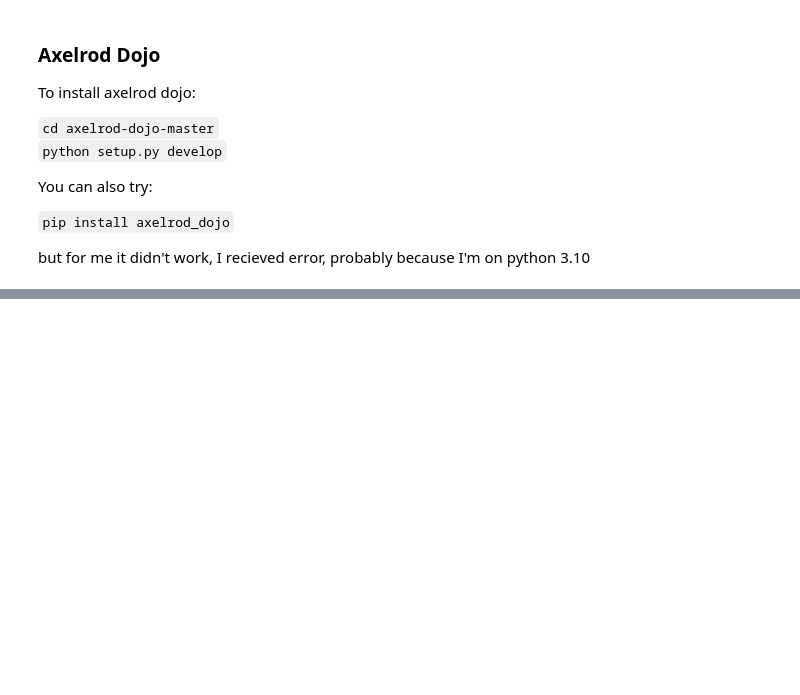
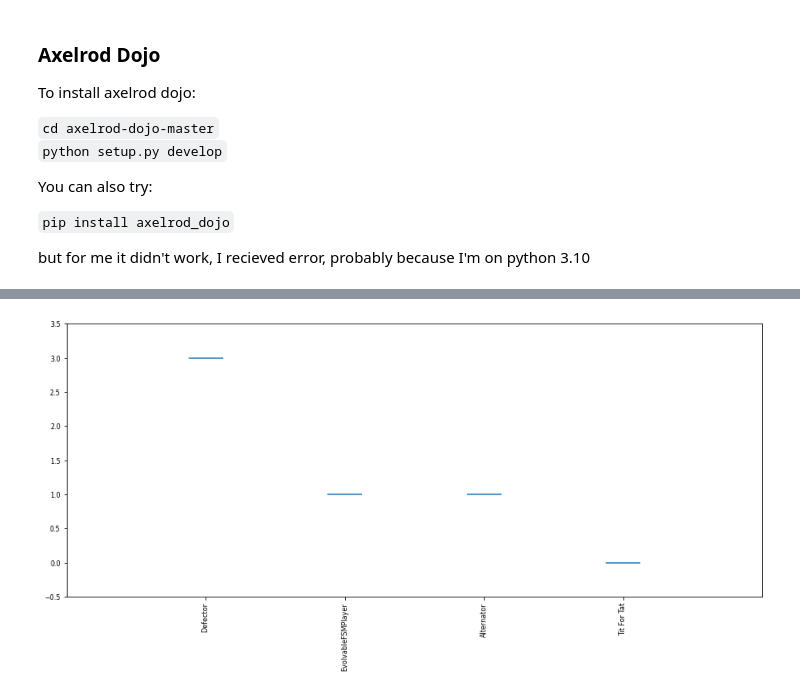
Before and after one commit to veseli-kletar/CS765_Project, a Jupyter notebook: experiment.ipynb, the cells around one changed output, grey strips where cells are left out. Drawn from its saved outputs; the diff is of its cells as text; code cells hidden in the pictures; blank space fills up the shorter version.

```diff
--- a/experiment.ipynb
+++ b/experiment.ipynb
@@ -64,0 +154,5 @@ import axelrod_dojo as dojo
+# %%
+# Visualising the distributions of wins
+p = plot.winplot()
+# %% [output]
+[figure, added]
```
Also changed, not shown: parts of 17 cells of this notebook.
